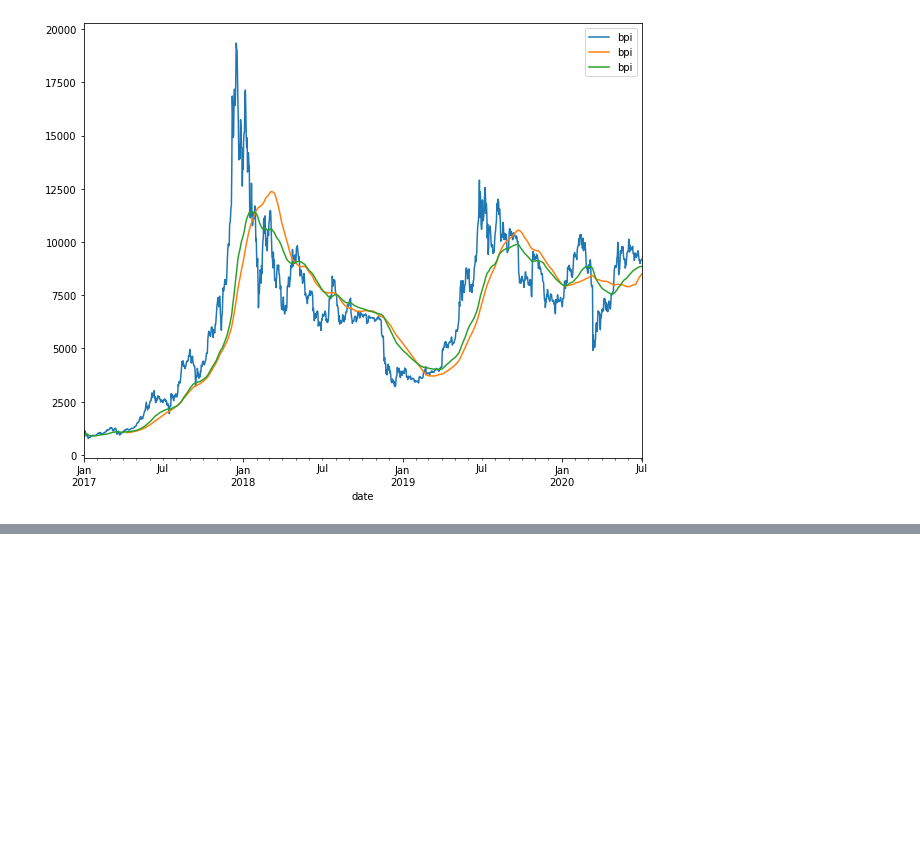
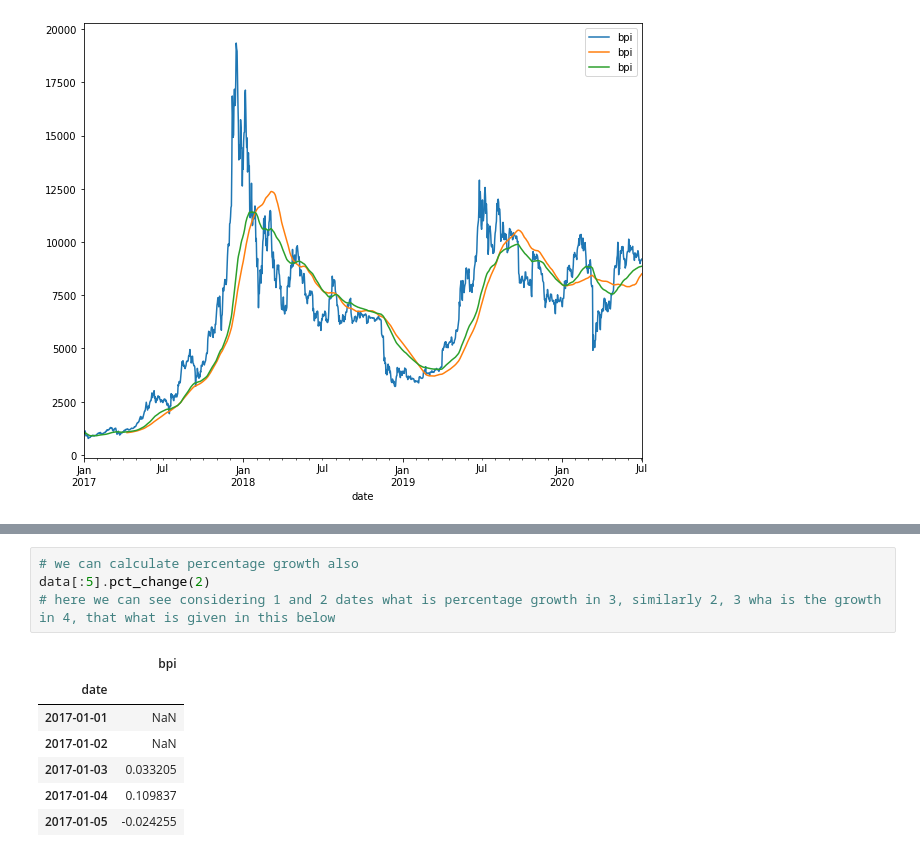
Before and after one commit to Balajilp/Time_Series_EDA_Forecastings, a Jupyter notebook: Python_func_TS.ipynb, the cells around one changed output, grey strips where cells are left out. Drawn from its saved outputs; the diff is of its cells as text; blank space fills up the shorter version.

```diff
--- a/Python_func_TS.ipynb
+++ b/Python_func_TS.ipynb
@@ -193,0 +252,12 @@ pd.concat([data, data.rolling(window=100).mean(), data.ewm(span=100).mean()], ax
+# %%
+# we can calculate percentage growth also
+data[:5].pct_change(2)
+# here we can see considering 1 and 2 dates what is percentage growth in 3, similarly 2, 3 wha is the growth in 4, that what is given in this below
+# %% [output]
+|  | bpi |
+| date |  |
+| 2017-01-01 | NaN |
+| 2017-01-02 | NaN |
+| 2017-01-03 | 0.033205 |
+| 2017-01-04 | 0.109837 |
+| 2017-01-05 | -0.024255 |
```
Also changed, not shown: parts of 6 cells of this notebook.
